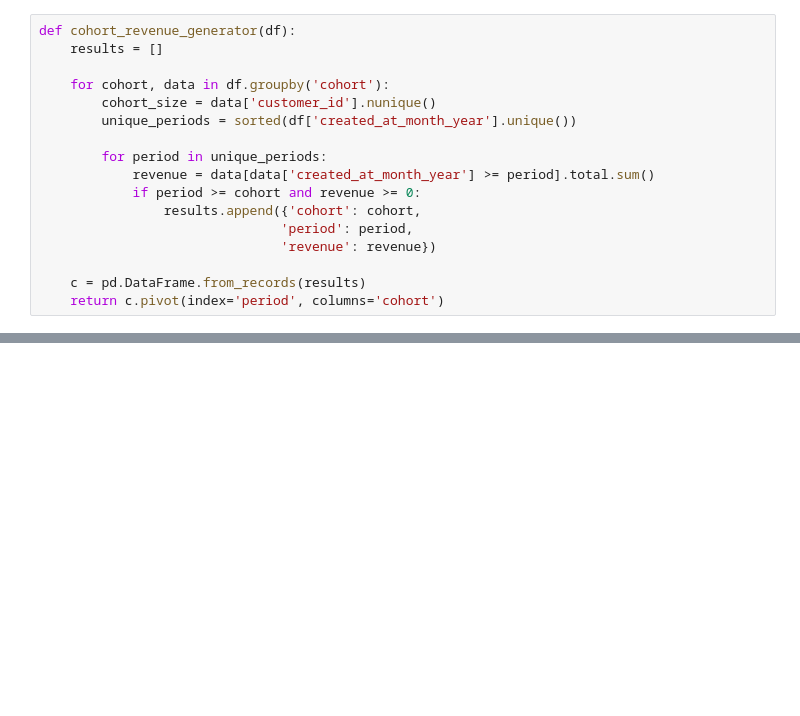
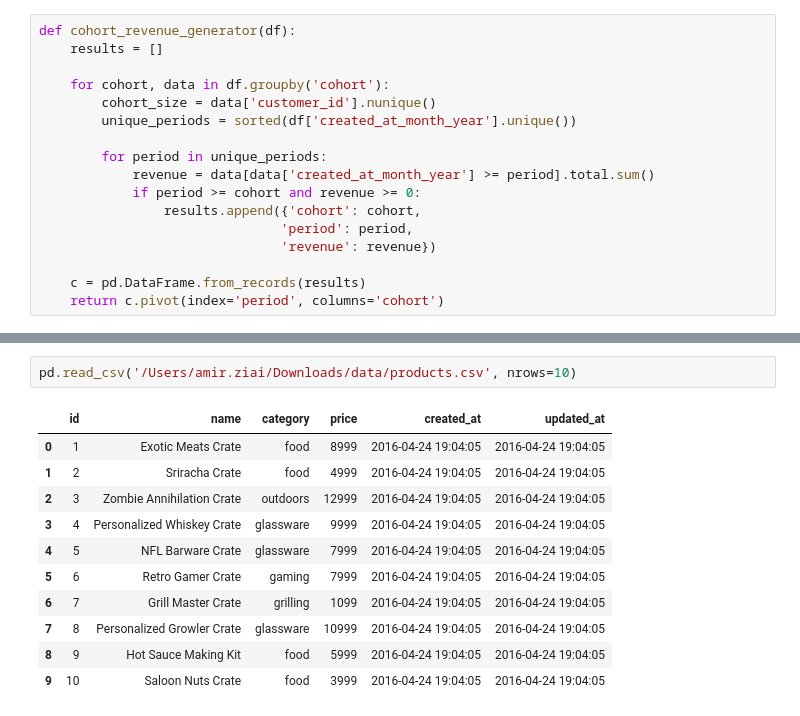
Before and after one commit to amirziai/learning, a Jupyter notebook: data-analysis/cohort-analysis.ipynb, the cells around one changed output, grey strips where cells are left out. Saved outputs shown, nothing was run; the diff lists cells and outputs as text; blank space fills up the shorter version.

```diff
--- a/data-analysis/cohort-analysis.ipynb
+++ b/data-analysis/cohort-analysis.ipynb
@@ -387,0 +402,14 @@ cohort_revenue_generator(df_cohort)
+# %%
+pd.read_csv('/Users/amir.ziai/Downloads/data/products.csv', nrows=10)
+# %% [output]
+|  | id | name | category | price | created_at | updated_at |
+| 0 | 1 | Exotic Meats Crate | food | 8999 | 2016-04-24 19:04:05 | 2016-04-24 19:04:05 |
+| 1 | 2 | Sriracha Crate | food | 4999 | 2016-04-24 19:04:05 | 2016-04-24 19:04:05 |
+| 2 | 3 | Zombie Annihilation Crate | outdoors | 12999 | 2016-04-24 19:04:05 | 2016-04-24 19:04:05 |
+| 3 | 4 | Personalized Whiskey Crate | glassware | 9999 | 2016-04-24 19:04:05 | 2016-04-24 19:04:05 |
+| 4 | 5 | NFL Barware Crate | glassware | 7999 | 2016-04-24 19:04:05 | 2016-04-24 19:04:05 |
+| 5 | 6 | Retro Gamer Crate | gaming | 7999 | 2016-04-24 19:04:05 | 2016-04-24 19:04:05 |
+| 6 | 7 | Grill Master Crate | grilling | 1099 | 2016-04-24 19:04:05 | 2016-04-24 19:04:05 |
+| 7 | 8 | Personalized Growler Crate | glassware | 10999 | 2016-04-24 19:04:05 | 2016-04-24 19:04:05 |
+| 8 | 9 | Hot Sauce Making Kit | food | 5999 | 2016-04-24 19:04:05 | 2016-04-24 19:04:05 |
+| 9 | 10 | Saloon Nuts Crate | food | 3999 | 2016-04-24 19:04:05 | 2016-04-24 19:04:05 |
```
Also changed, not shown: parts of 5 cells of this notebook, 1 other file.
